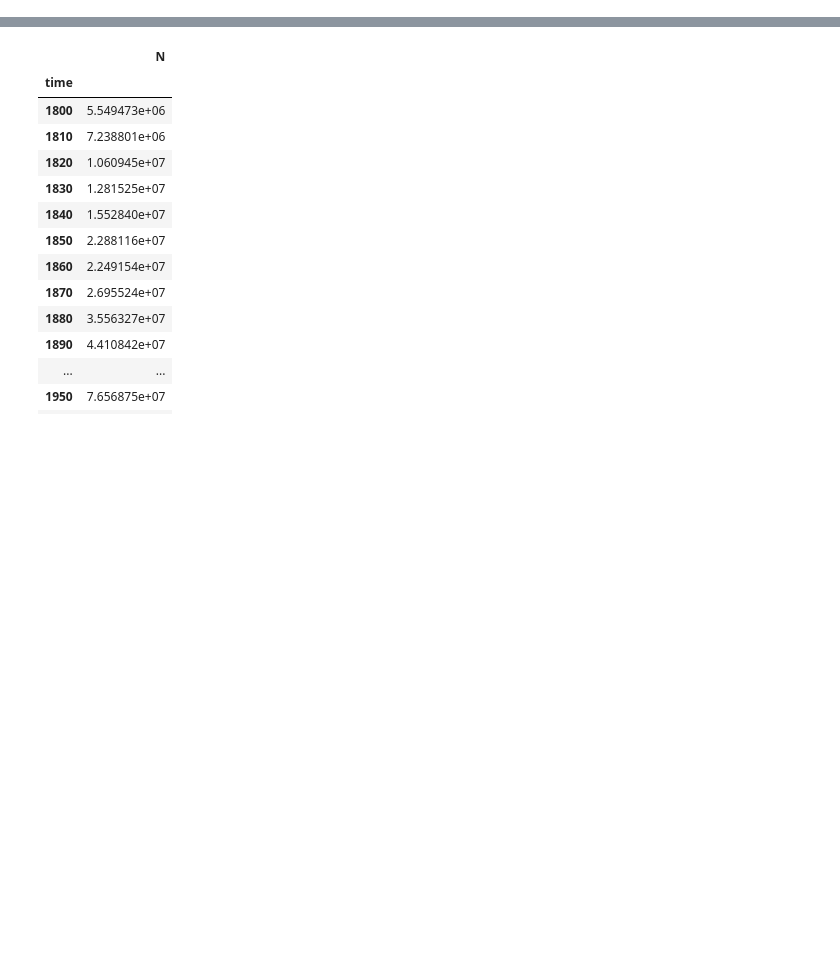
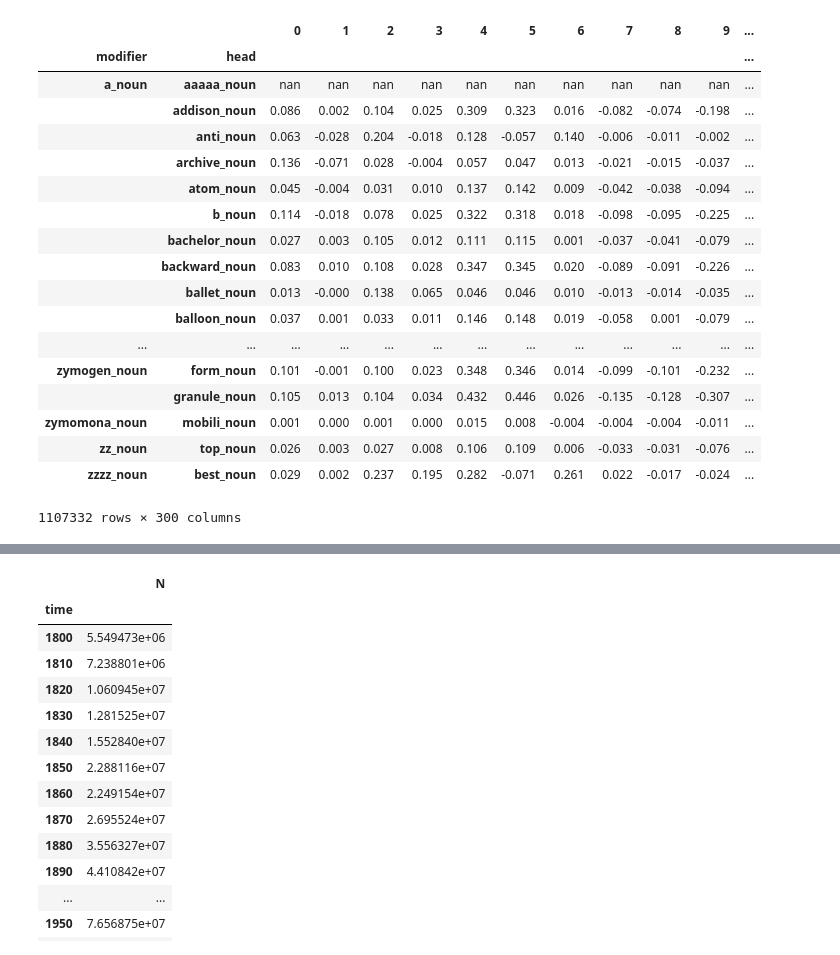
Before and after one commit to prajitdhar/Compounding, a Jupyter notebook: novel_compound_predictor/FeatureExtractor_Dense.ipynb, the cells around one changed output, grey strips where cells are left out. Cells and saved outputs as stored; diff of their text form; code cells hidden in the pictures; blank space fills up the shorter version.

```diff
--- a/novel_compound_predictor/FeatureExtractor_Dense.ipynb
+++ b/novel_compound_predictor/FeatureExtractor_Dense.ipynb
@@ -98,0 +121,22 @@ memory usage: 8.5+ GB
+# %%
+heads.reindex(compounds.index,level=1)
+# %% [output]
+|  |  | 0 | 1 | 2 | 3 | 4 | 5 | 6 | 7 | 8 | 9 | ... |
+| modifier | head |  |  |  |  |  |  |  |  |  |  | ... |
+| a_noun | aaaaa_noun | nan | nan | nan | nan | nan | nan | nan | nan | nan | nan | ... |
+|  | addison_noun | 0.086 | 0.002 | 0.104 | 0.025 | 0.309 | 0.323 | 0.016 | -0.082 | -0.074 | -0.198 | ... |
+|  | anti_noun | 0.063 | -0.028 | 0.204 | -0.018 | 0.128 | -0.057 | 0.140 | -0.006 | -0.011 | -0.002 | ... |
+|  | archive_noun | 0.136 | -0.071 | 0.028 | -0.004 | 0.057 | 0.047 | 0.013 | -0.021 | -0.015 | -0.037 | ... |
+|  | atom_noun | 0.045 | -0.004 | 0.031 | 0.010 | 0.137 | 0.142 | 0.009 | -0.042 | -0.038 | -0.094 | ... |
+|  | b_noun | 0.114 | -0.018 | 0.078 | 0.025 | 0.322 | 0.318 | 0.018 | -0.098 | -0.095 | -0.225 | ... |
+|  | bachelor_noun | 0.027 | 0.003 | 0.105 | 0.012 | 0.111 | 0.115 | 0.001 | -0.037 | -0.041 | -0.079 | ... |
+|  | backward_noun | 0.083 | 0.010 | 0.108 | 0.028 | 0.347 | 0.345 | 0.020 | -0.089 | -0.091 | -0.226 | ... |
+|  | ballet_noun | 0.013 | -0.000 | 0.138 | 0.065 | 0.046 | 0.046 | 0.010 | -0.013 | -0.014 | -0.035 | ... |
+|  | balloon_noun | 0.037 | 0.001 | 0.033 | 0.011 | 0.146 | 0.148 | 0.019 | -0.058 | 0.001 | -0.079 | ... |
+| ... | ... | ... | ... | ... | ... | ... | ... | ... | ... | ... | ... | ... |
+| zymogen_noun | form_noun | 0.101 | -0.001 | 0.100 | 0.023 | 0.348 | 0.346 | 0.014 | -0.099 | -0.101 | -0.232 | ... |
+|  | granule_noun | 0.105 | 0.013 | 0.104 | 0.034 | 0.432 | 0.446 | 0.026 | -0.135 | -0.128 | -0.307 | ... |
+| zymomona_noun | mobili_noun | 0.001 | 0.000 | 0.001 | 0.000 | 0.015 | 0.008 | -0.004 | -0.004 | -0.004 | -0.011 | ... |
+| zz_noun | top_noun | 0.026 | 0.003 | 0.027 | 0.008 | 0.106 | 0.109 | 0.006 | -0.033 | -0.031 | -0.076 | ... |
+| zzzz_noun | best_noun | 0.029 | 0.002 | 0.237 | 0.195 | 0.282 | -0.071 | 0.261 | 0.022 | -0.017 | -0.024 | ... |
+1107332 rows × 300 columns
```
Also changed, not shown: parts of 5 cells of this notebook, 11 other files.
